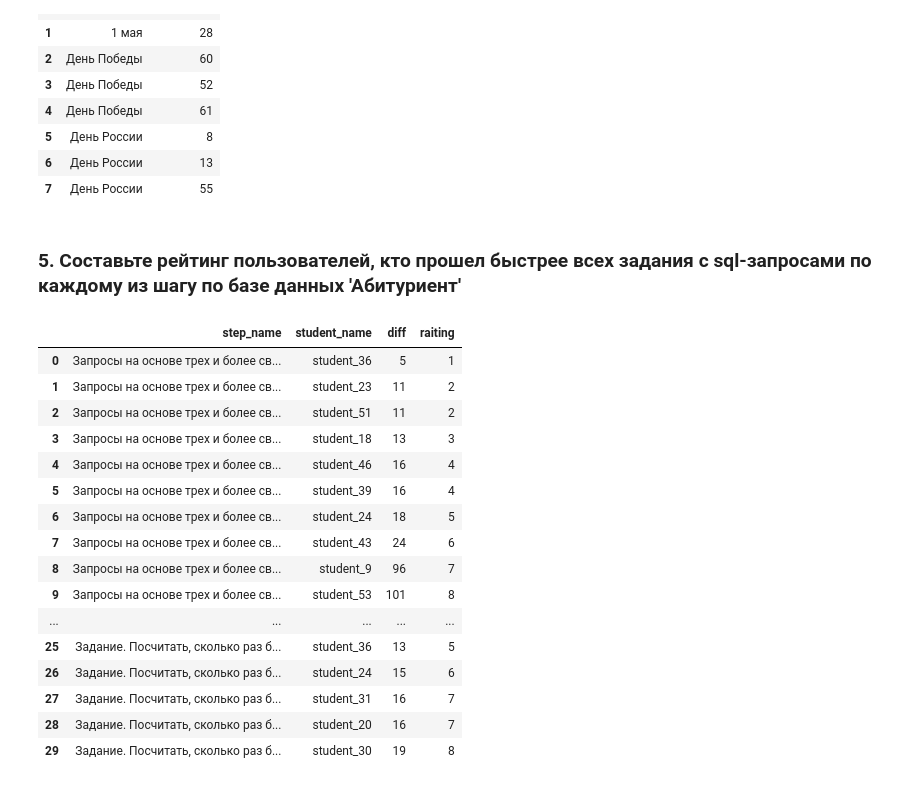
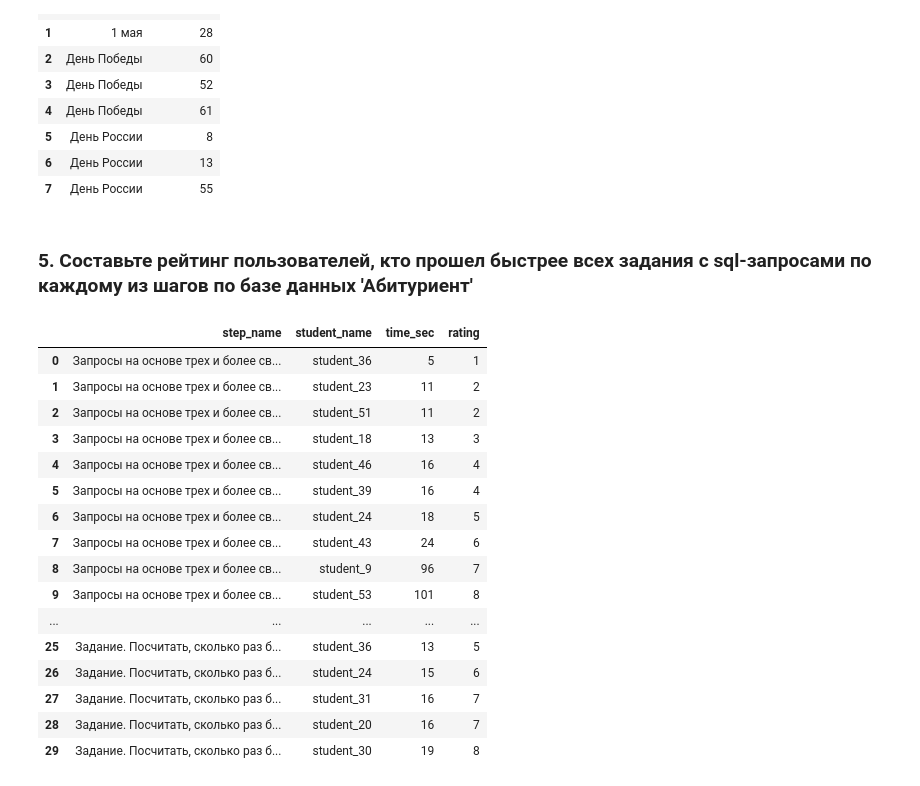
Before and after one commit to agleev/sql_students, a Jupyter notebook: sql.ipynb, the cells around one changed output. Saved outputs shown, nothing was run; the diff lists cells and outputs as text; code cells hidden in the pictures.

```diff
--- a/sql.ipynb
+++ b/sql.ipynb
@@ -224,38 +195,38 @@ order by holydays
 | 6 | День России | 13 |
 | 7 | День России | 55 |
 # %% [markdown]
-### 5. Составьте рейтинг пользователей, кто прошел быстрее всех задания с sql-запросами по каждому из шагу по базе данных 'Абитуриент'
+### 5. Составьте рейтинг пользователей, кто прошел быстрее всех задания с sql-запросами по каждому из шагов по базе данных 'Абитуриент'
 # %%
 sql('''
 with abiturient(step_name, step_id, lesson_id) as
     (
         select step_name, step_id, lesson_id from step
         join lesson using(lesson_id)
         where (lesson_id = 11 or lesson_id = 12)
         and (step_type = 'sql')
         and (step_name not in ('Запросы пользователей'))
     )
 
-select step_name, student_name, diff,
-dense_rank() OVER (PARTITION BY step_name ORDER BY diff) as raiting
+select step_name, student_name, time_sec,
+dense_rank() OVER (PARTITION BY step_name ORDER BY time_sec) as rating
 from
     (
         select distinct on (step_name, student_id, result, step_id) step_name, student_id, result, step_id,
-        (submission_time - attempt_time) as diff from
+        (submission_time - attempt_time) as time_sec from
             (
                 select * from step_student
                 order by attempt_time
             ) as t1
         join abiturient using(step_id)
         where result = 'correct'
-        group by step_name, student_id, result, step_id, diff
+        group by step_name, student_id, result, step_id, time_sec
     ) as t2
 join student using(student_id)
-order by step_id, diff
+order by step_id, time_sec
 limit 30
 ''')
 # %% [output]
-|  | step_name | student_name | diff | raiting |
+|  | step_name | student_name | time_sec | rating |
 | 0 | Запросы на основе трех и более св... | student_36 | 5 | 1 |
 | 1 | Запросы на основе трех и более св... | student_23 | 11 | 2 |
 | 2 | Запросы на основе трех и более св... | student_51 | 11 | 2 |
```
Also changed, not shown: parts of 7 cells of this notebook.
